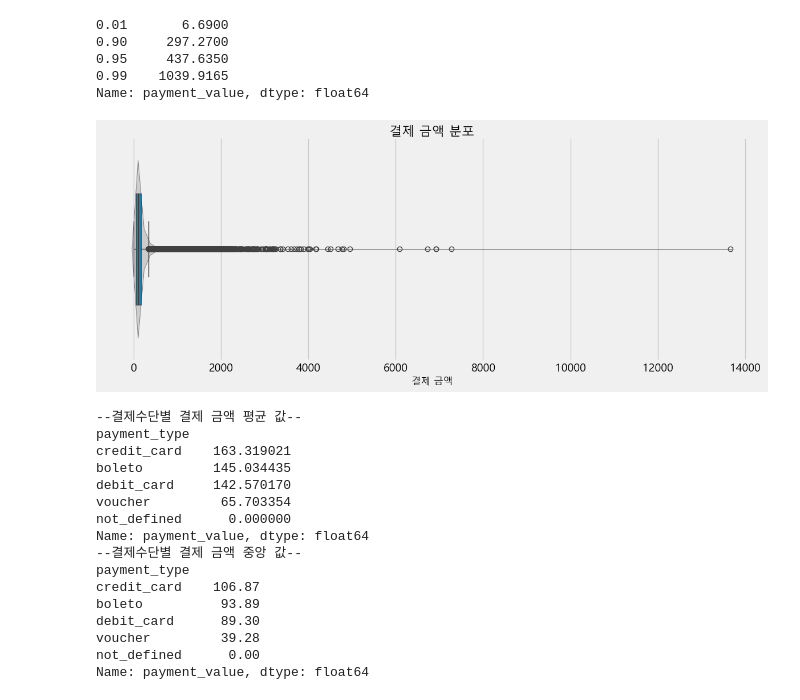
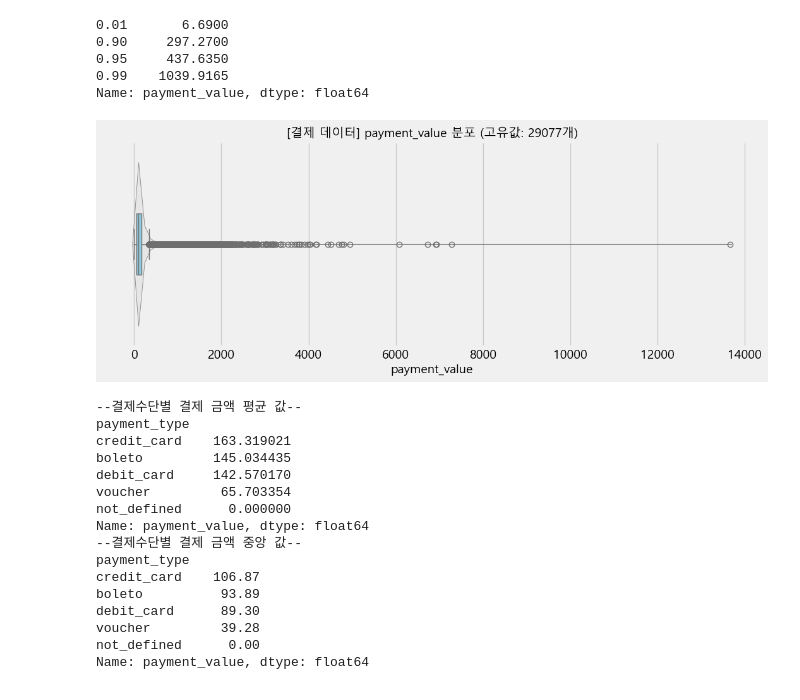
Before and after one commit to eunsung20311-dot/Olist-E-commerce-Analysis, a Jupyter notebook: 1. Data preparation + EDA.ipynb, the cells around one changed output. Saved outputs shown, nothing was run; the diff lists cells and outputs as text; code cells hidden in the pictures.

```diff
--- a/1. Data preparation + EDA.ipynb
+++ b/1. Data preparation + EDA.ipynb
@@ -12,3 +98,22 @@ import seaborn as sns
+# %%
+def box_plot(df, name="DataFrame", max_unique=10):
+    # 1. 수치형 컬럼 추출
+    num_cols = df.select_dtypes(include=['number']).columns.tolist()
+
+    # 2. 진짜 연속형 데이터에 가까운 것만 필터링
+    # 고유값이 너무 적은 건 제외하거나 따로 처리
+    target_cols = [col for col in num_cols if df[col].nunique() > max_unique]
+
+    if not target_cols:
+        print(f"[{name}] 시각화할 연속형 수치 데이터가 없습니다. (고유값 {max_unique}개 이하 제외)")
+        return
+
+    for col in target_cols:
+        plt.figure(figsize=(12, 4))
+        sns.violinplot(x=df[col], inner=None, color=".9")
+        sns.boxplot(x=df[col], width=0.3, color="skyblue")
+        plt.title(f'[{name}] {col} 분포 (고유값: {df[col].nunique()}개)', fontsize=14)
+        plt.show()
 # %%
 file_path ='C:/Users/82109/Downloads/olist_dataset/'
 df_customers = pd.read_csv(file_path + 'olist_customers_dataset.csv')
@@ -210,16 +311,10 @@ Name: payment_value, dtype: float64
 0.95     437.6350
 0.99    1039.9165
 Name: payment_value, dtype: float64
-# %%
-plt.figure(figsize=(12, 5))
-sns.violinplot(x=df_payments['payment_value'], inner=None, color=".8")
-sns.boxplot(x=df_payments['payment_value'], width = 0.5)
-plt.title('결제 금액 분포', fontsize=16, pad=2)
-plt.xlabel('결제 금액', fontsize=12)
-plt.tight_layout()
-plt.show()
-# %% [output]
-[figure, removed]
+# %%
+box_plot(df_payments, name="결제 데이터", max_unique=100)
+# %% [output]
+[figure, added]
 # %%
 #결제 수단별 결제 금액 비교
 ##신용카드가 가장 높은 결제 금액을 가짐
```
Also changed, not shown: parts of 30 cells of this notebook.
